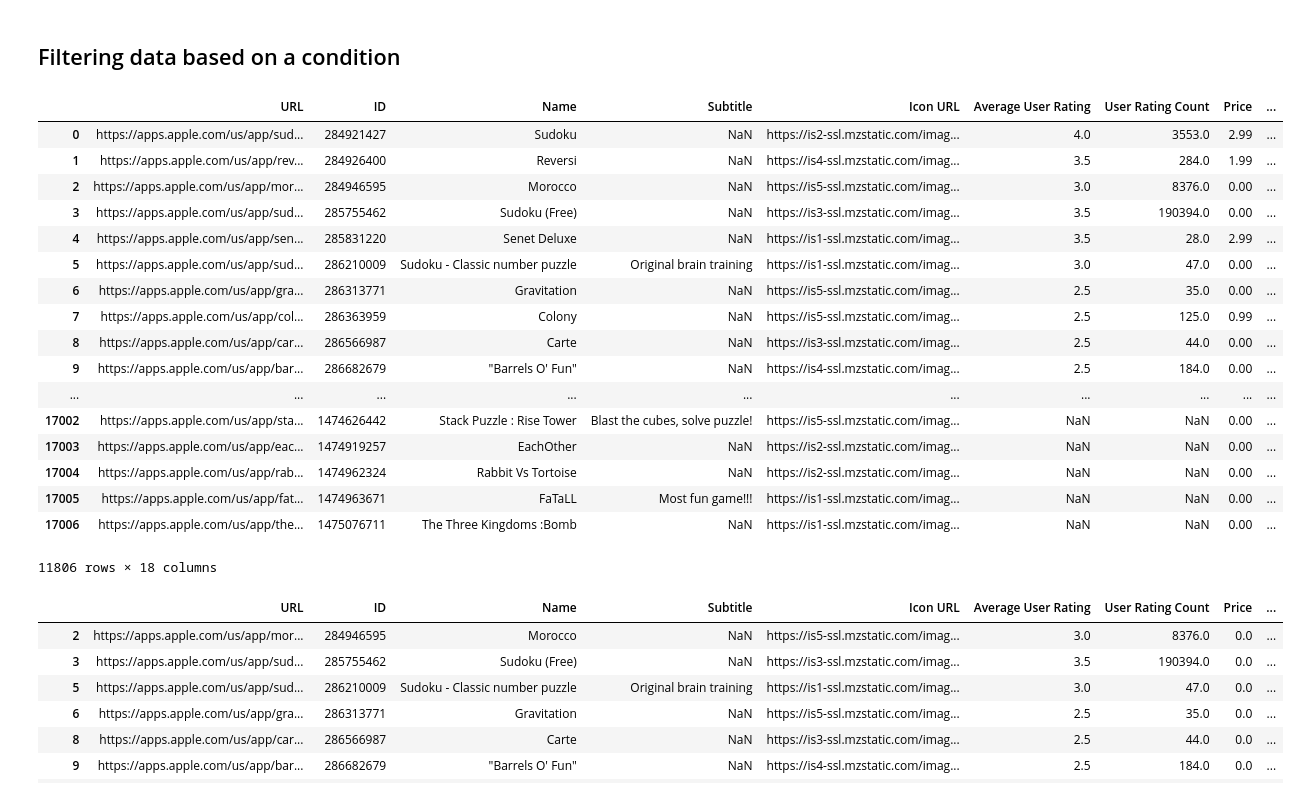
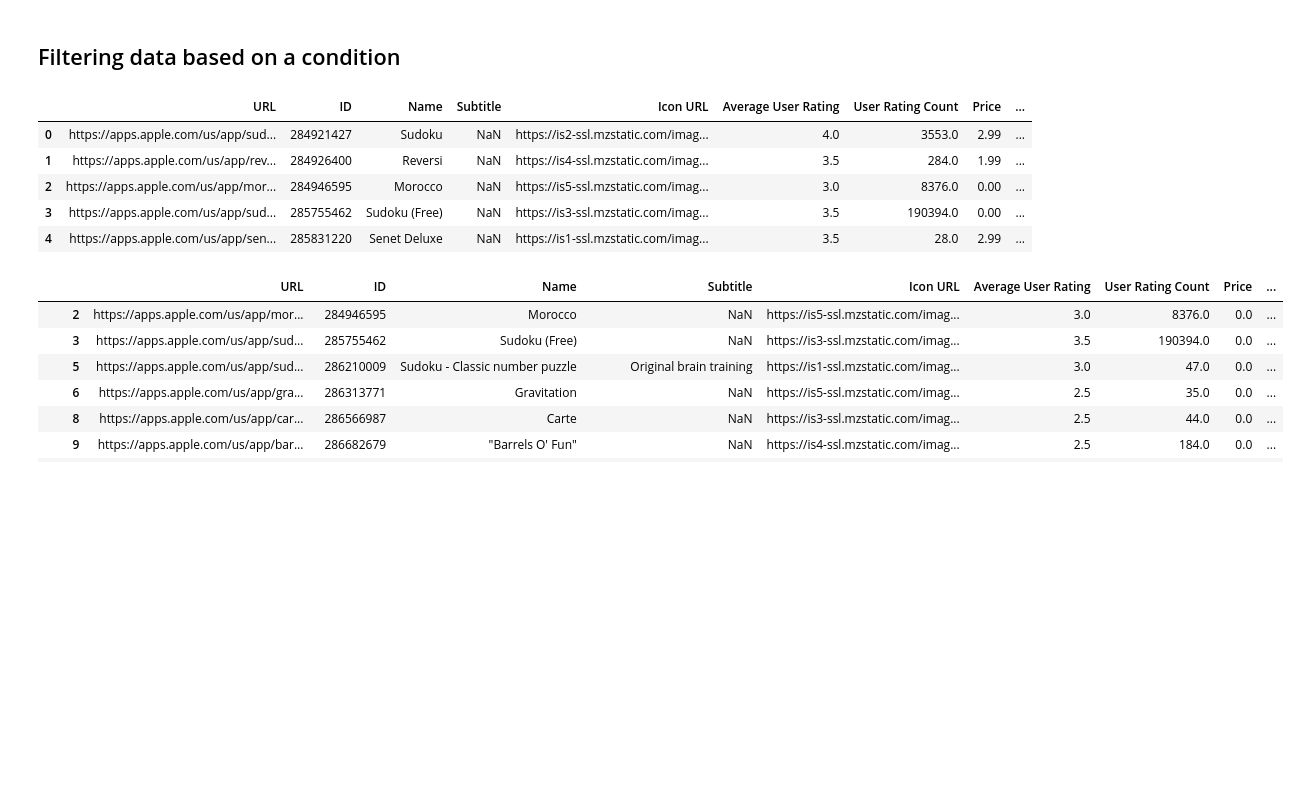
Before and after one commit to pvaddina/python-reference, a Jupyter notebook: pandas-matplotlib.ipynb, the cells around one changed output. Saved outputs shown, nothing was run; the diff lists cells and outputs as text; code cells hidden in the pictures; blank space fills up the shorter version.

```diff
--- a/pandas-matplotlib.ipynb
+++ b/pandas-matplotlib.ipynb
@@ -51,26 +39,14 @@ Minimum price=0.0, and Maximum price=179.99
 # %%
 # Get all the apps which have a specific "Age Rating" ..
 kids_apps = appst[appst["Age Rating"] == "4+"]
-kids_apps
+kids_apps.head()
 # %% [output]
 |  | URL | ID | Name | Subtitle | Icon URL | Average User Rating | User Rating Count | Price | ... |
 | 0 | https://apps.apple.com/us/app/sud... | 284921427 | Sudoku | NaN | https://is2-ssl.mzstatic.com/imag... | 4.0 | 3553.0 | 2.99 | ... |
 | 1 | https://apps.apple.com/us/app/rev... | 284926400 | Reversi | NaN | https://is4-ssl.mzstatic.com/imag... | 3.5 | 284.0 | 1.99 | ... |
 | 2 | https://apps.apple.com/us/app/mor... | 284946595 | Morocco | NaN | https://is5-ssl.mzstatic.com/imag... | 3.0 | 8376.0 | 0.00 | ... |
 | 3 | https://apps.apple.com/us/app/sud... | 285755462 | Sudoku (Free) | NaN | https://is3-ssl.mzstatic.com/imag... | 3.5 | 190394.0 | 0.00 | ... |
 | 4 | https://apps.apple.com/us/app/sen... | 285831220 | Senet Deluxe | NaN | https://is1-ssl.mzstatic.com/imag... | 3.5 | 28.0 | 2.99 | ... |
-| 5 | https://apps.apple.com/us/app/sud... | 286210009 | Sudoku - Classic number puzzle | Original brain training | https://is1-ssl.mzstatic.com/imag... | 3.0 | 47.0 | 0.00 | ... |
-| 6 | https://apps.apple.com/us/app/gra... | 286313771 | Gravitation | NaN | https://is5-ssl.mzstatic.com/imag... | 2.5 | 35.0 | 0.00 | ... |
-| 7 | https://apps.apple.com/us/app/col... | 286363959 | Colony | NaN | https://is5-ssl.mzstatic.com/imag... | 2.5 | 125.0 | 0.99 | ... |
-| 8 | https://apps.apple.com/us/app/car... | 286566987 | Carte | NaN | https://is3-ssl.mzstatic.com/imag... | 2.5 | 44.0 | 0.00 | ... |
-| 9 | https://apps.apple.com/us/app/bar... | 286682679 | "Barrels O' Fun" | NaN | https://is4-ssl.mzstatic.com/imag... | 2.5 | 184.0 | 0.00 | ... |
-| ... | ... | ... | ... | ... | ... | ... | ... | ... | ... |
-| 17002 | https://apps.apple.com/us/app/sta... | 1474626442 | Stack Puzzle : Rise Tower | Blast the cubes, solve puzzle! | https://is5-ssl.mzstatic.com/imag... | NaN | NaN | 0.00 | ... |
-| 17003 | https://apps.apple.com/us/app/eac... | 1474919257 | EachOther | NaN | https://is2-ssl.mzstatic.com/imag... | NaN | NaN | 0.00 | ... |
-| 17004 | https://apps.apple.com/us/app/rab... | 1474962324 | Rabbit Vs Tortoise | NaN | https://is2-ssl.mzstatic.com/imag... | NaN | NaN | 0.00 | ... |
-| 17005 | https://apps.apple.com/us/app/fat... | 1474963671 | FaTaLL | Most fun game!!! | https://is1-ssl.mzstatic.com/imag... | NaN | NaN | 0.00 | ... |
-| 17006 | https://apps.apple.com/us/app/the... | 1475076711 | The Three Kingdoms :Bomb | NaN | https://is1-ssl.mzstatic.com/imag... | NaN | NaN | 0.00 | ... |
-11806 rows × 18 columns
 # %%
 # Get all the apps that are free of cost
 free_apps = appst[appst.Price <= 0]
```
Also changed, not shown: parts of 1 cell of this notebook.
